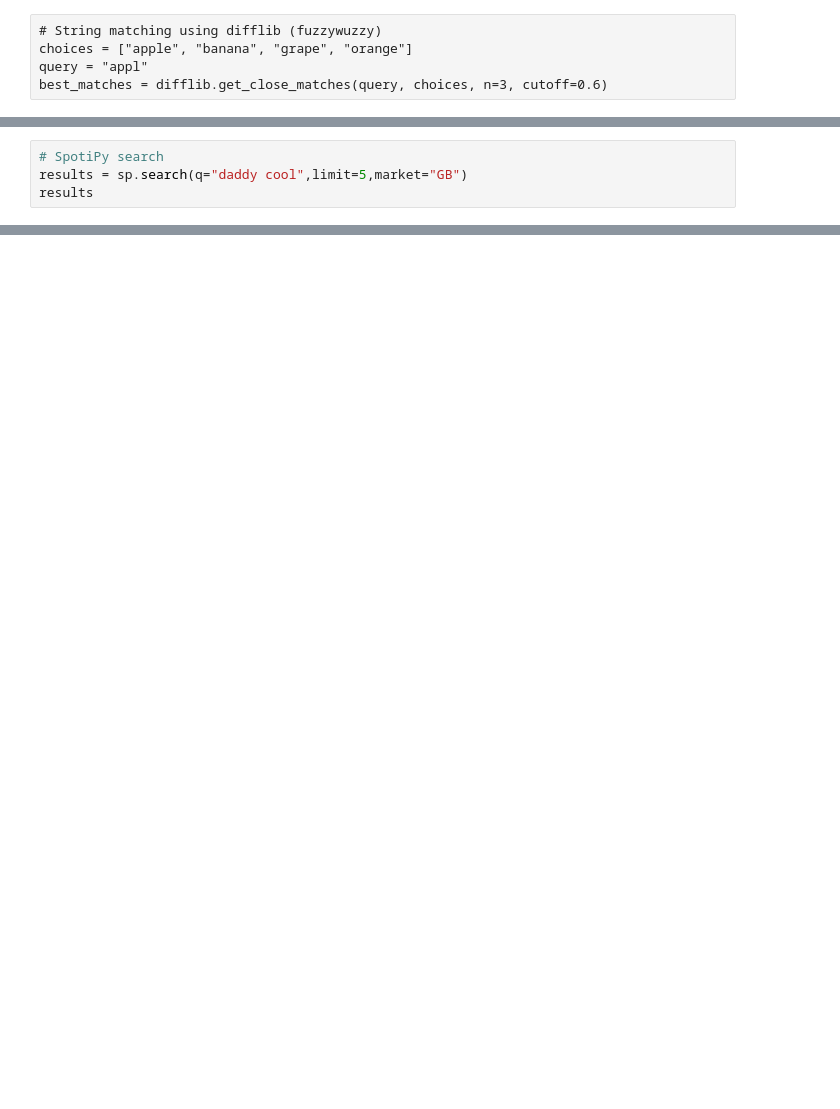
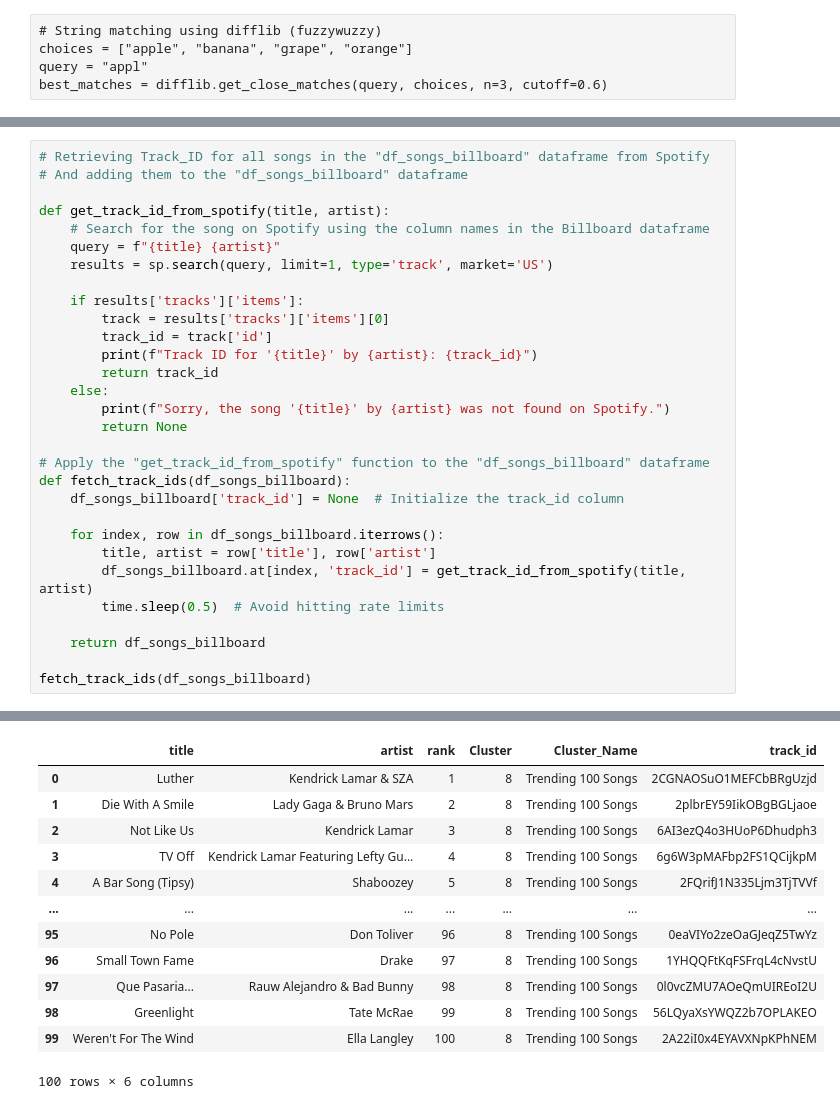
Before and after one commit to TimoLischke/Gnod_Timo, a Jupyter notebook: notebooks/recommender.ipynb, the cells around one changed output, grey strips where cells are left out. Cells and saved outputs as stored; diff of their text form; blank space fills up the shorter version.

```diff
--- a/notebooks/recommender.ipynb
+++ b/notebooks/recommender.ipynb
@@ -234,7 +236,3 @@ You selected 'Trending Now'. Enjoy the music!
 Here is a random trending song: I Know Love by Tate McRae Featauring The Kid LAROI
 Track ID for 'I Know Love' by Tate McRae Featauring The Kid LAROI: 1YHQQFtKqFSFrqL4cNvstU
 [interactive output not drawn]
-# %%
-# SpotiPy search
-results = sp.search(q="daddy cool",limit=5,market="GB")
-results
@@ -345,0 +352,31 @@ The name of song is: 'Daddy Cool' and the id is: 2Pdf0RyQ6z3XidS1opzZBC
+# %%
+# Retrieving Track_ID for all songs in the "df_songs_billboard" dataframe from Spotify
+# And adding them to the "df_songs_billboard" dataframe
+
+def get_track_id_from_spotify(title, artist):
+    # Search for the song on Spotify using the column names in the Billboard dataframe
+    query = f"{title} {artist}"
+    results = sp.search(query, limit=1, type='track', market='US')
+
+    if results['tracks']['items']:
+        track = results['tracks']['items'][0]
+        track_id = track['id']
+        print(f"Track ID for '{title}' by {artist}: {track_id}")
+        return track_id
+    else:
+        print(f"Sorry, the song '{title}' by {artist} was not found on Spotify.")
+        return None
+
+# Apply the "get_track_id_from_spotify" function to the "df_songs_billboard" dataframe
+def fetch_track_ids(df_songs_billboard):
+    df_songs_billboard['track_id'] = None  # Initialize the track_id column
+
+    for index, row in df_songs_billboard.iterrows():
+        title, artist = row['title'], row['artist']
+        df_songs_billboard.at[index, 'track_id'] = get_track_id_from_spotify(title, artist)
+        time.sleep(0.5)  # Avoid hitting rate limits
+
+    return df_songs_billboard
+
+fetch_track_ids(df_songs_billboard)
+# %% [output]
@@ -345,0 +400,13 @@ The name of song is: 'Daddy Cool' and the id is: 2Pdf0RyQ6z3XidS1opzZBC
+|  | title | artist | rank | Cluster | Cluster_Name | track_id |
+| 0 | Luther | Kendrick Lamar & SZA | 1 | 8 | Trending 100 Songs | 2CGNAOSuO1MEFCbBRgUzjd |
+| 1 | Die With A Smile | Lady Gaga & Bruno Mars | 2 | 8 | Trending 100 Songs | 2plbrEY59IikOBgBGLjaoe |
+| 2 | Not Like Us | Kendrick Lamar | 3 | 8 | Trending 100 Songs | 6AI3ezQ4o3HUoP6Dhudph3 |
+| 3 | TV Off | Kendrick Lamar Featuring Lefty Gu... | 4 | 8 | Trending 100 Songs | 6g6W3pMAFbp2FS1QCijkpM |
+| 4 | A Bar Song (Tipsy) | Shaboozey | 5 | 8 | Trending 100 Songs | 2FQrifJ1N335Ljm3TjTVVf |
+| ... | ... | ... | ... | ... | ... | ... |
+| 95 | No Pole | Don Toliver | 96 | 8 | Trending 100 Songs | 0eaVIYo2zeOaGJeqZ5TwYz |
+| 96 | Small Town Fame | Drake | 97 | 8 | Trending 100 Songs | 1YHQQFtKqFSFrqL4cNvstU |
+| 97 | Que Pasaria... | Rauw Alejandro & Bad Bunny | 98 | 8 | Trending 100 Songs | 0l0vcZMU7AOeQmUIREoI2U |
+| 98 | Greenlight | Tate McRae | 99 | 8 | Trending 100 Songs | 56LQyaXsYWQZ2b7OPLAKEO |
+| 99 | Weren't For The Wind | Ella Langley | 100 | 8 | Trending 100 Songs | 2A22iI0x4EYAVXNpKPhNEM |
+100 rows × 6 columns
```
Also changed, not shown: parts of 34 cells of this notebook, 2 other files.
